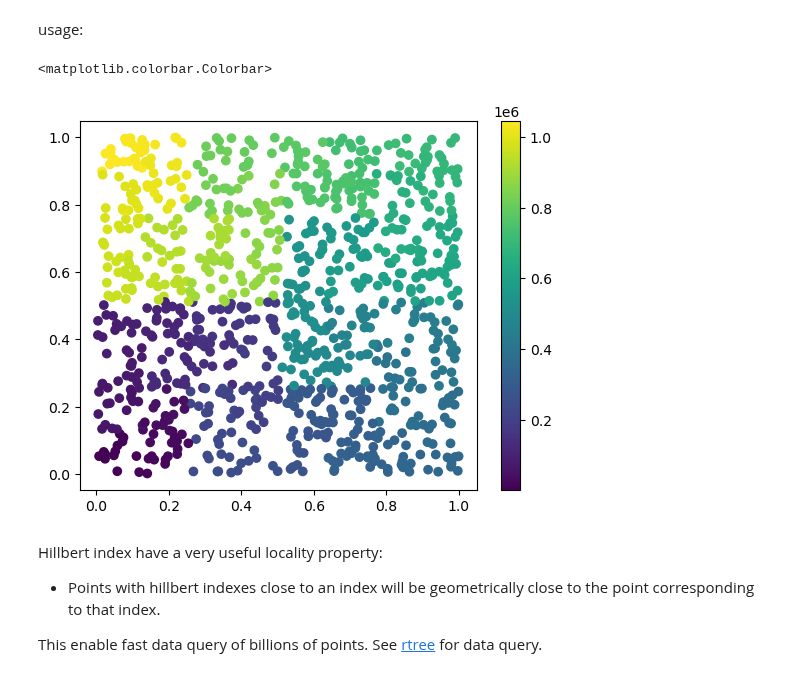
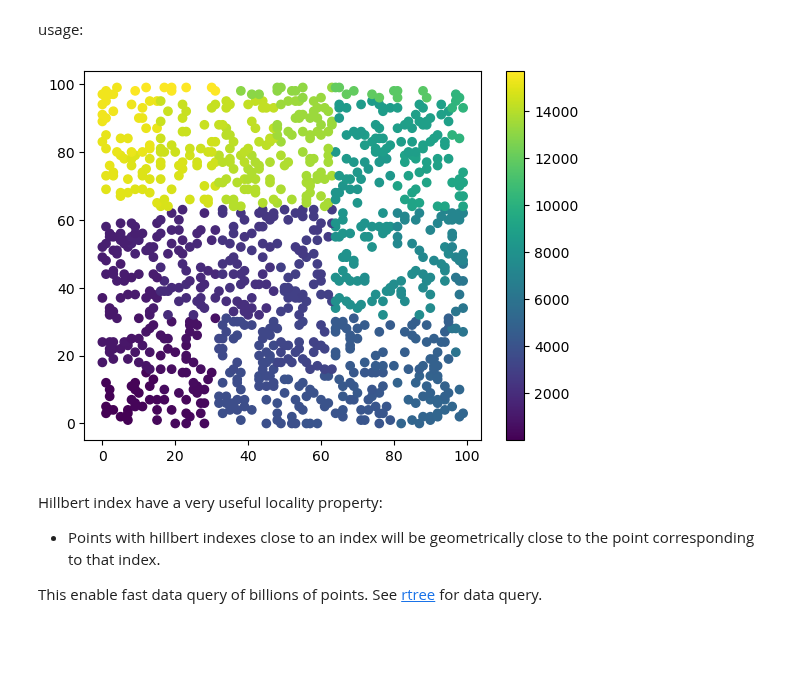
Before and after one commit to kanglcn/moraine, a Jupyter notebook: nbs/API/pc.ipynb, the cells around one changed output. Saved outputs shown, nothing was run; the diff lists cells and outputs as text; code cells hidden in the pictures; blank space fills up the shorter version.

Commit message:
change hix generation from coordinates to gix; make sure ras2pc and pc2ras processing one whole image

```diff
--- a/nbs/API/pc.ipynb
+++ b/nbs/API/pc.ipynb
@@ -218,35 +216,29 @@ def _distances_from_coordinates(p:int, # iterations to use in the hilbert curve
     return result
 # %%
 #| export
-def pc_hix(x:np.ndarray, # horizonal coordinate
-           y:np.ndarray, # vertical coordinate
-           bbox:list, # [x0, y0, xm, ym]
-           interval:list # [x_interval, y_interval], cell size to make every cell has only one point falled in.
-          )->np.ndarray:
-    '''Compute the hillbert index for point cloud data.'''
-    x0, y0, xm, ym = bbox
-    dx, dy = interval
-    nx = math.ceil((xm-x0)/dx)
-    ny = math.ceil((ym-y0)/dy)
-    coord = Coord(x0,dx,nx,y0,dy,ny)
-    gix = coord.coords2gixs([y,x])
-    hix = _distances_from_coordinates(coord.p,gix)
-    assert len(np.unique(hix)) == len(hix), "`hix` includes duplicated element. Probably `bbox` is too small or `interval` is too big."
+def pc_hix(
+    gix, # grid index
+    shape:tuple, # (nlines, width)
+)->np.ndarray:
+    '''Compute the hillbert index for point cloud data.
+    '''
+    ny, nx = shape
+    p = math.ceil(math.log2(max(nx,ny)))
+    hix = _distances_from_coordinates(p, gix)
     return hix
 # %% [markdown]
 usage:
 # %%
-x = np.random.rand(1000)
-y = np.random.rand(1000)
-bbox = [0,0,1,1]
+gix = np.random.choice(np.arange(100*100,dtype=np.int32),size=1000,replace=False)
+gix.sort()
+gix = np.stack(np.unravel_index(gix,shape=(100,100))).astype(np.int32)
+hix = pc_hix(gix, (100,100))
-# %%
-hix = pc_hix(x, y, bbox, interval=[0.001,0.001])
 # %%
-plt.scatter(x, y, c=hix)
+plt.scatter(gix[1], gix[0], c=hix)
 plt.colorbar()
+plt.show()
 # %% [output]
-<matplotlib.colorbar.Colorbar>
-[figure, old version]
+[figure, new version]
 # %% [markdown]
 Hillbert index have a very useful locality property:
 
```
Also changed, not shown: parts of 6 cells of this notebook, 6 other files.
